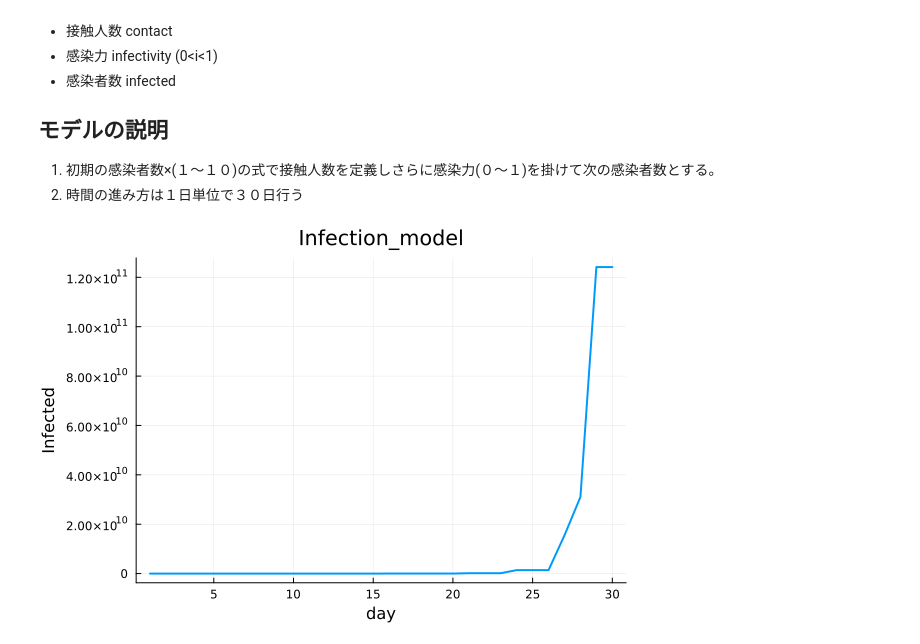
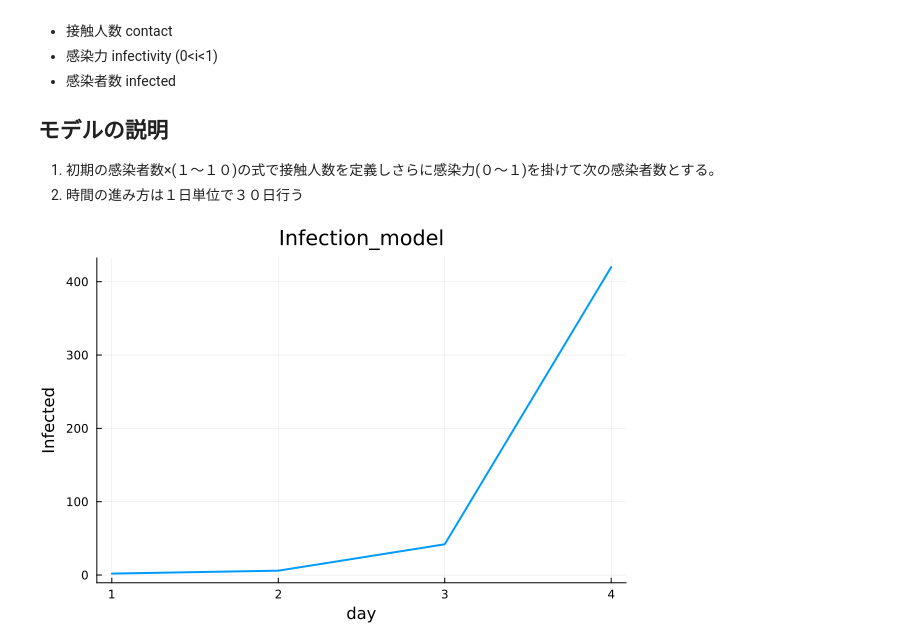
Before and after one commit to formylearningservice-eng/Mathematical-Model, a Jupyter notebook: physical_chemistry.ipynb, the cells around one changed output. Drawn from its saved outputs; the diff is of its cells as text; code cells hidden in the pictures.

```diff
--- a/physical_chemistry.ipynb
+++ b/physical_chemistry.ipynb
@@ -269,33 +269,33 @@ plot(x, normal_distribution,
 using Plots
 using Random
 
 # 各変数の定義
 infected = 1    # 感染者数
 infectivity = 1 # 感染力
 contact = 1     # 接触人数
-d = zeros(30)
-sum = zeros(30)
+d = zeros(4)
+sum = zeros(4)
 
 function f(infected, contact, infectivity)
     infected = infected * contact * infectivity
     return infected
 end
 
 for t in eachindex(sum)
     contact = rand(1:10)
     infectivity = rand(0:1)
     buffer = infected
     d[t] = t
     infected = f(infected, contact, infectivity) + buffer
     sum[t] = infected
 end
 
 # 5. 可視化
 plot(d, sum,
      xlabel = "day",
      ylabel = "Infected",
      title = "Infection_model",
      legend = false,
      linewidth = 2)
 # %% [output]
-[figure, old version]
+[figure, new version]
```
Also changed, not shown: parts of 3 cells of this notebook.
